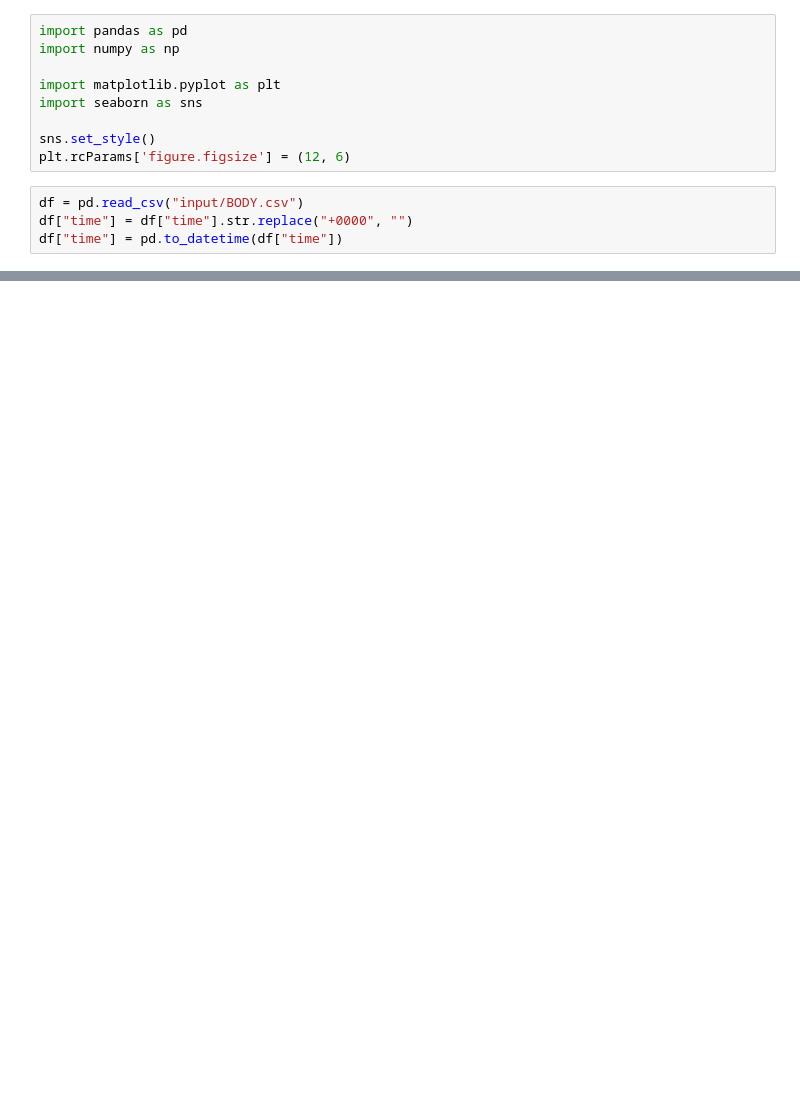
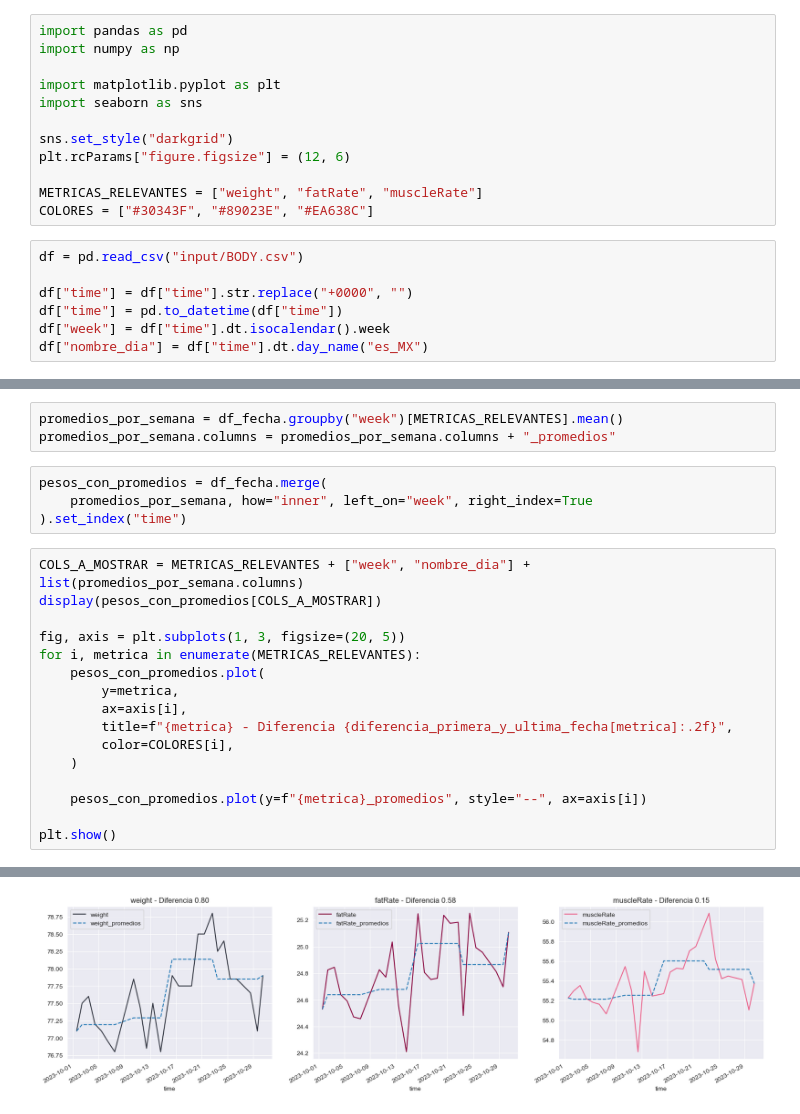
Before and after one commit to JavierRojas14/pesos-amaz-fit, a Jupyter notebook: pesos_fit.ipynb, the cells around one changed output, grey strips where cells are left out. Saved outputs shown, nothing was run; the diff lists cells and outputs as text; blank space fills up the shorter version.

Commit message:
Muestra tabla de promedios y muestra promedio sem

```diff
--- a/pesos_fit.ipynb
+++ b/pesos_fit.ipynb
@@ -5,12 +5,18 @@ import numpy as np
 import matplotlib.pyplot as plt
 import seaborn as sns
 
-sns.set_style()
-plt.rcParams['figure.figsize'] = (12, 6)
+sns.set_style("darkgrid")
+plt.rcParams["figure.figsize"] = (12, 6)
+
+METRICAS_RELEVANTES = ["weight", "fatRate", "muscleRate"]
+COLORES = ["#30343F", "#89023E", "#EA638C"]
 # %%
 df = pd.read_csv("input/BODY.csv")
+
 df["time"] = df["time"].str.replace("+0000", "")
 df["time"] = pd.to_datetime(df["time"])
+df["week"] = df["time"].dt.isocalendar().week
+df["nombre_dia"] = df["time"].dt.day_name("es_MX")
 # %%
 FECHA_INICIAL = pd.to_datetime("01-10-2023", dayfirst=True)
 FECHA_FINAL = pd.to_datetime("31-10-2023", dayfirst=True)
@@ -34,0 +29,24 @@ plt.show()
+# %%
+promedios_por_semana = df_fecha.groupby("week")[METRICAS_RELEVANTES].mean()
+promedios_por_semana.columns = promedios_por_semana.columns + "_promedios"
+# %%
+pesos_con_promedios = df_fecha.merge(
+    promedios_por_semana, how="inner", left_on="week", right_index=True
+).set_index("time")
+# %%
+COLS_A_MOSTRAR = METRICAS_RELEVANTES + ["week", "nombre_dia"] + list(promedios_por_semana.columns)
+display(pesos_con_promedios[COLS_A_MOSTRAR])
+
+fig, axis = plt.subplots(1, 3, figsize=(20, 5))
+for i, metrica in enumerate(METRICAS_RELEVANTES):
+    pesos_con_promedios.plot(
+        y=metrica,
+        ax=axis[i],
+        title=f"{metrica} - Diferencia {diferencia_primera_y_ultima_fecha[metrica]:.2f}",
+        color=COLORES[i],
+    )
+
+    pesos_con_promedios.plot(y=f"{metrica}_promedios", style="--", ax=axis[i])
+
+plt.show()
+# %% [output]
@@ -35 +71,2 @@ plt.show()
+[figure, added]
 # %%
```
Also changed, not shown: parts of 6 cells of this notebook.
